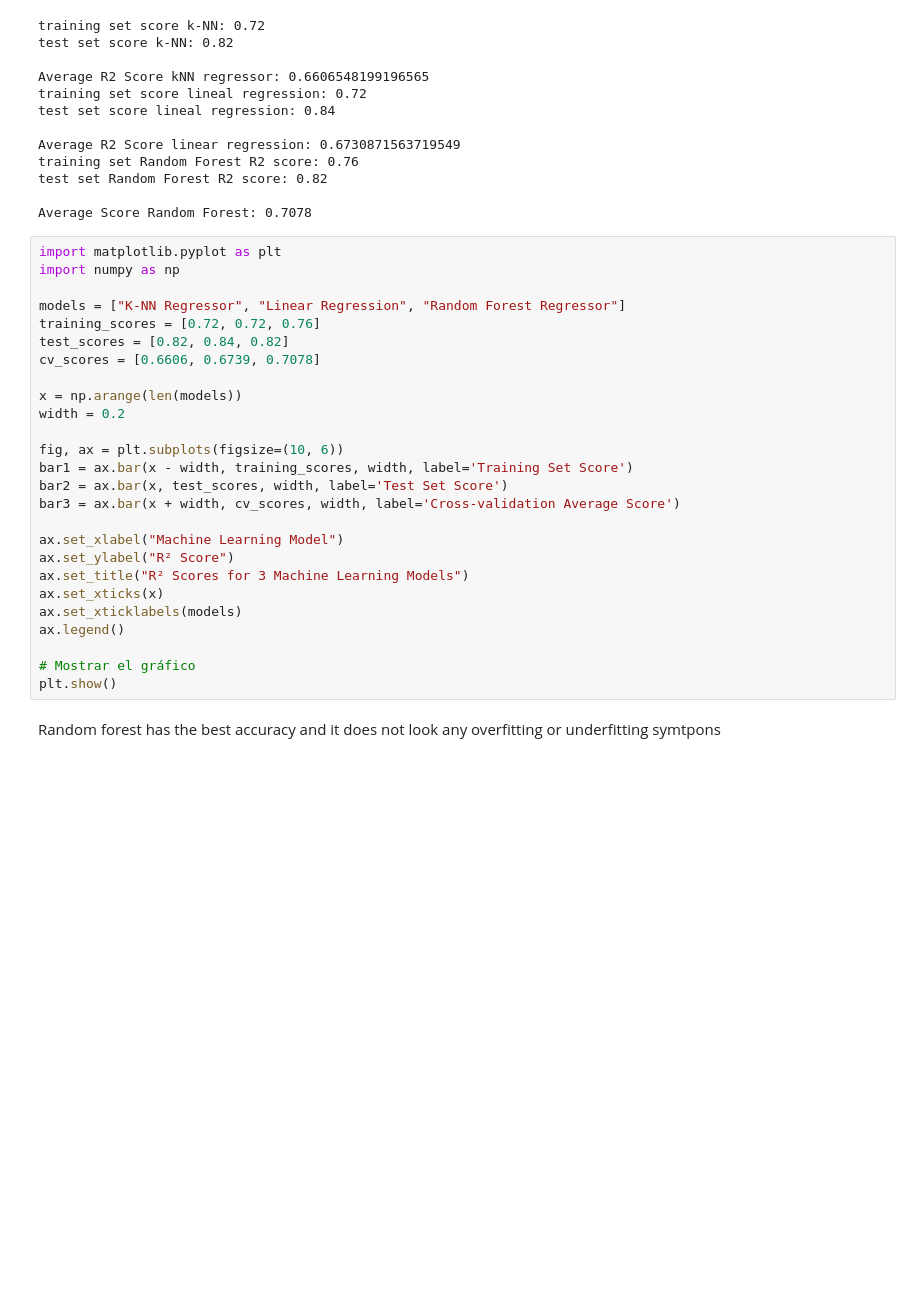
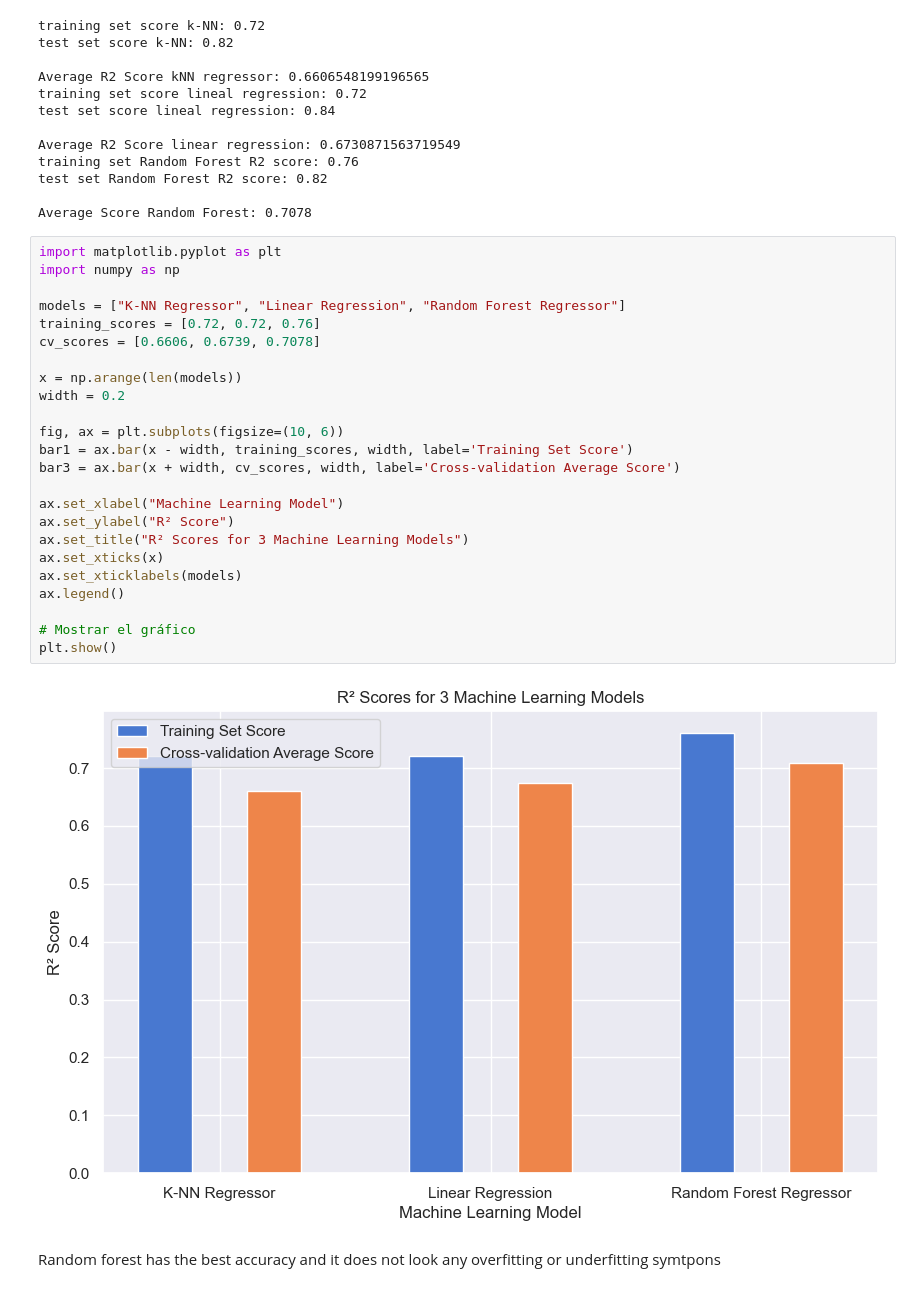
Before and after one commit to msotomayorpal/CA-3-Capstone-Strategic-Thinking, a Jupyter notebook: CA 3 strategic thinking Capstone Report.ipynb, the cells around one changed output. Saved outputs shown, nothing was run; the diff lists cells and outputs as text; blank space fills up the shorter version.

```diff
--- a/CA 3 strategic thinking Capstone Report.ipynb
+++ b/CA 3 strategic thinking Capstone Report.ipynb
@@ -635,29 +635,29 @@ Average Score Random Forest: 0.7078
 # %%
 import matplotlib.pyplot as plt
 import numpy as np
 
 models = ["K-NN Regressor", "Linear Regression", "Random Forest Regressor"]
 training_scores = [0.72, 0.72, 0.76]
-test_scores = [0.82, 0.84, 0.82]
 cv_scores = [0.6606, 0.6739, 0.7078]
 
 x = np.arange(len(models))
 width = 0.2
 
 fig, ax = plt.subplots(figsize=(10, 6))
 bar1 = ax.bar(x - width, training_scores, width, label='Training Set Score')
-bar2 = ax.bar(x, test_scores, width, label='Test Set Score')
 bar3 = ax.bar(x + width, cv_scores, width, label='Cross-validation Average Score')
 
 ax.set_xlabel("Machine Learning Model")
 ax.set_ylabel("R² Score")
 ax.set_title("R² Scores for 3 Machine Learning Models")
 ax.set_xticks(x)
 ax.set_xticklabels(models)
 ax.legend()
 
 # Mostrar el gráfico
 plt.show()
+# %% [output]
+[figure, added]
 # %% [markdown]
 Random forest has the best accuracy and it does not look any overfitting or underfitting symtpons
 # %% [markdown]
```
